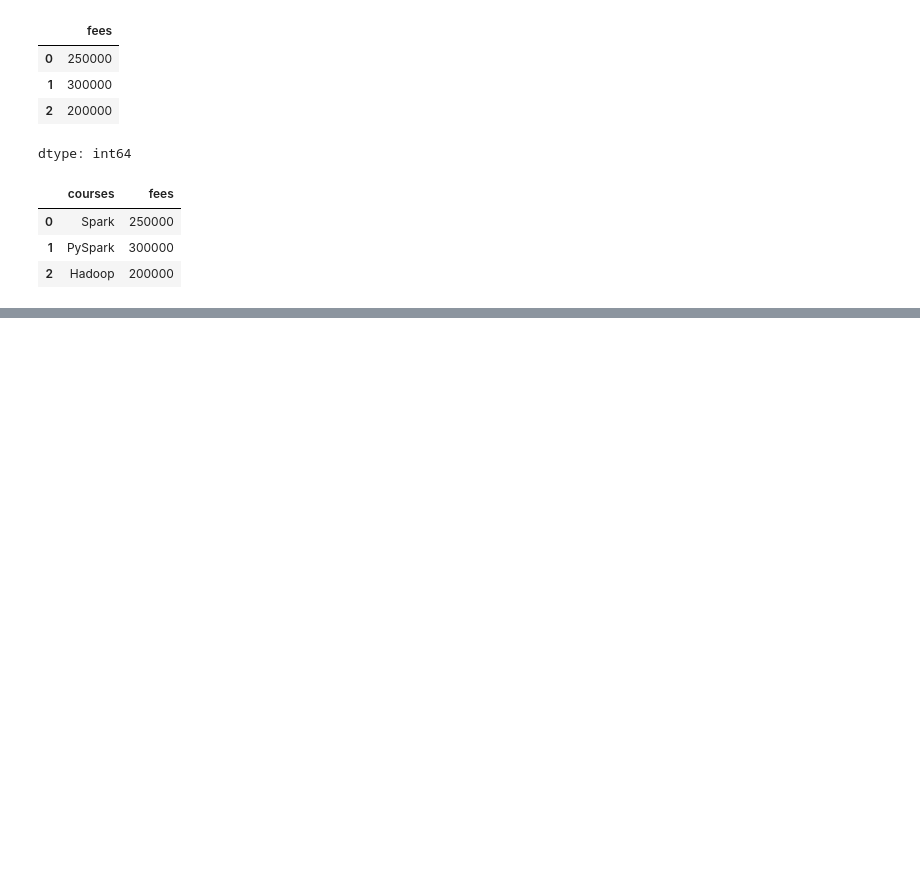
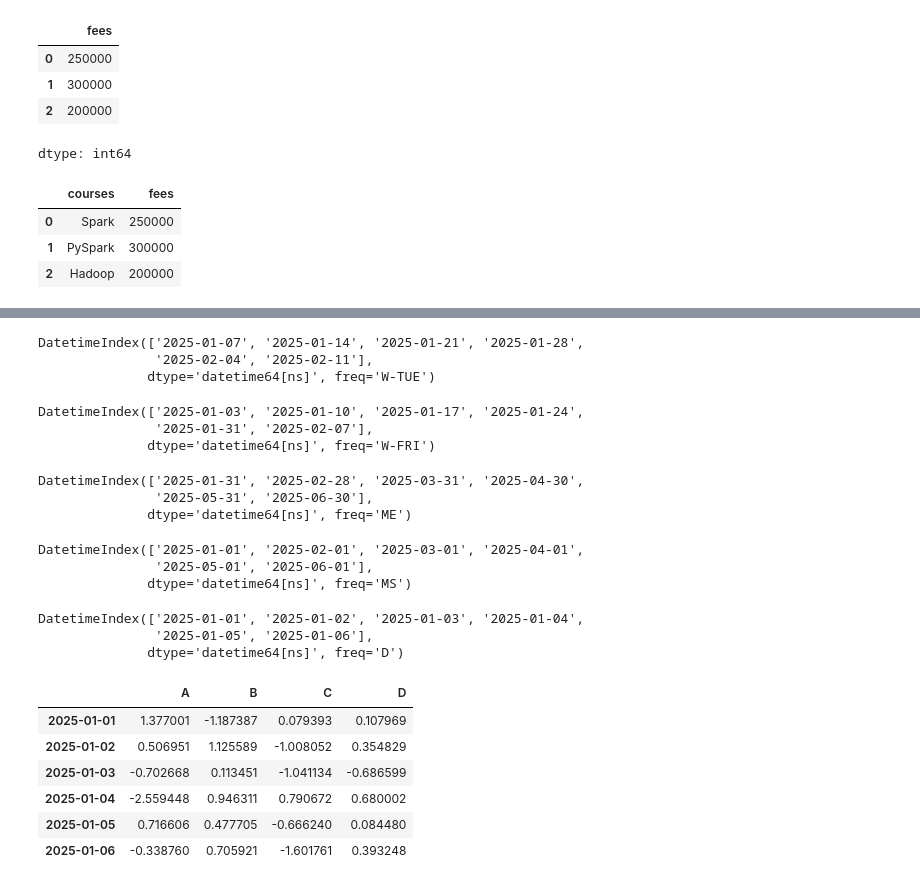
Before and after one commit to jojeongin313/2025-1-myclass-BDA, a Jupyter notebook: inclass/02w_A_0317_pandas_basic.ipynb, the cells around one changed output, grey strips where cells are left out. Cells and saved outputs as stored; diff of their text form; code cells hidden in the pictures; blank space fills up the shorter version.

```diff
--- a/inclass/02w_A_0317_pandas_basic.ipynb
+++ b/inclass/02w_A_0317_pandas_basic.ipynb
@@ -347,0 +542,46 @@ df
+# %%
+dates = pd.date_range("20250101",periods=6,freq='W-TUE')
+dates
+# %% [output]
+DatetimeIndex(['2025-01-07', '2025-01-14', '2025-01-21', '2025-01-28',
+               '2025-02-04', '2025-02-11'],
+              dtype='datetime64[ns]', freq='W-TUE')
+# %%
+dates = pd.date_range("20250101",periods=6,freq='W-FRI')
+dates
+# %% [output]
+DatetimeIndex(['2025-01-03', '2025-01-10', '2025-01-17', '2025-01-24',
+               '2025-01-31', '2025-02-07'],
+              dtype='datetime64[ns]', freq='W-FRI')
+# %%
+dates = pd.date_range("20250101",periods=6,freq='M')
+dates
+# %% [output]
+DatetimeIndex(['2025-01-31', '2025-02-28', '2025-03-31', '2025-04-30',
+               '2025-05-31', '2025-06-30'],
+              dtype='datetime64[ns]', freq='ME')
+# %%
+dates = pd.date_range("20250101",periods=6,freq='MS')
+dates
+# %% [output]
+DatetimeIndex(['2025-01-01', '2025-02-01', '2025-03-01', '2025-04-01',
+               '2025-05-01', '2025-06-01'],
+              dtype='datetime64[ns]', freq='MS')
+# %%
+dates = pd.date_range("20250101",periods=6)
+dates
+# %% [output]
+DatetimeIndex(['2025-01-01', '2025-01-02', '2025-01-03', '2025-01-04',
+               '2025-01-05', '2025-01-06'],
+              dtype='datetime64[ns]', freq='D')
+# %%
+df = pd.DataFrame(np.random.randn(6,4),index=dates,columns=list("ABCD"))
+df
+# %% [output]
+|  | A | B | C | D |
+| 2025-01-01 | 1.377001 | -1.187387 | 0.079393 | 0.107969 |
+| 2025-01-02 | 0.506951 | 1.125589 | -1.008052 | 0.354829 |
+| 2025-01-03 | -0.702668 | 0.113451 | -1.041134 | -0.686599 |
+| 2025-01-04 | -2.559448 | 0.946311 | 0.790672 | 0.680002 |
+| 2025-01-05 | 0.716606 | 0.477705 | -0.666240 | 0.084480 |
+| 2025-01-06 | -0.338760 | 0.705921 | -1.601761 | 0.393248 |
```
Also changed, not shown: parts of 45 cells of this notebook.
